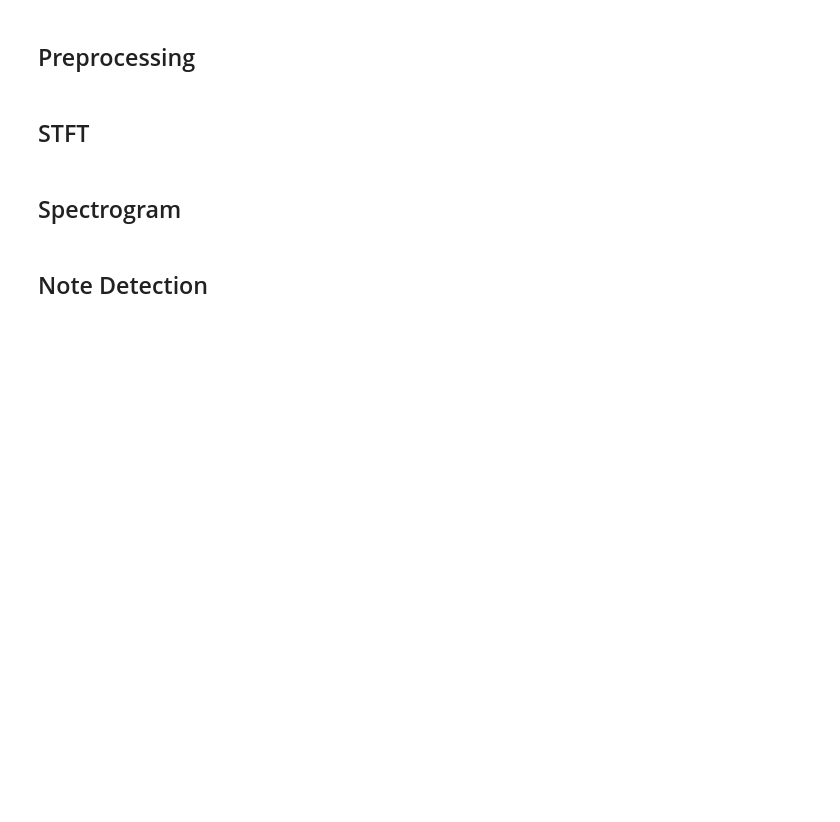
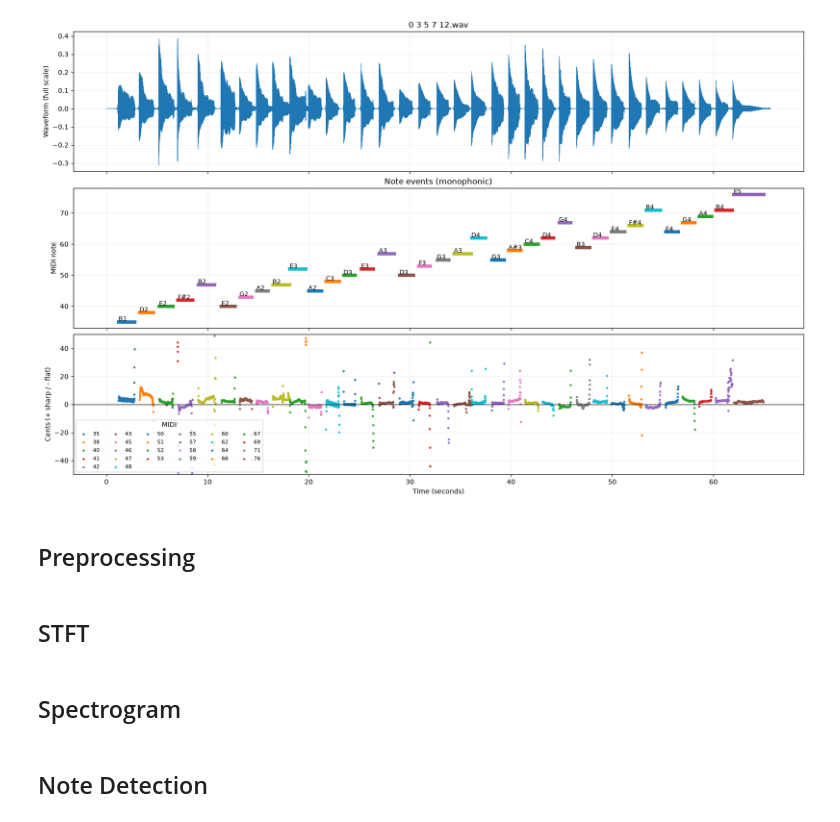
Before and after one commit to kanavj/pick-up, a Jupyter notebook: STFT.ipynb, the cells around one changed output. Drawn from its saved outputs; the diff is of its cells as text; code cells hidden in the pictures; blank space fills up the shorter version.

Commit message:
AI shit on building and updating the note detection

```diff
--- a/STFT.ipynb
+++ b/STFT.ipynb
@@ -0,0 +8,63 @@
+# %%
+import importlib
+from dataclasses import asdict, fields
+from pathlib import Path
+
+import matplotlib.pyplot as mpl
+import numpy as np
+import pandas as pd
+from IPython.display import display
+
+import src.detection
+
+# Pick up detector edits when rerunning this analysis cell.
+importlib.reload(src.detection)
+from src.detection import (
+    DetectionConfig,
+    FrameNote,
+    NoteEvent,
+    analyze_frames,
+    calibrate,
+    load_wav,
+    track_notes,
+)
+
+recording = Path("test_files/0 3 5 7 12.wav")
+config = DetectionConfig(mode="monophonic")
+profiles = calibrate("test_files") if config.mode == "polyphonic" else None
+audio, rate = load_wav(recording)
+frame_notes = analyze_frames(audio, rate, config, profiles)
+events = track_notes(frame_notes, len(audio) / rate, config)
+frame_notes_df = pd.DataFrame(
+    [asdict(f) for f in frame_notes], columns=[f.name for f in fields(FrameNote)]
+)
+note_events = pd.DataFrame(
+    [asdict(e) for e in events], columns=[f.name for f in fields(NoteEvent)]
+)
+display(note_events.round(4))
+
+fig, axes = mpl.subplots(3, 1, figsize=(16, 10), sharex=True, constrained_layout=True)
+axes[0].plot(np.arange(len(audio)) / rate, audio, linewidth=0.4)
+axes[0].set(ylabel="Waveform (full scale)", title=recording.name)
+for event in events:
+    axes[1].plot([event.start_s, event.end_s], [event.midi, event.midi], linewidth=5)
+    axes[1].text(event.start_s, event.midi + 0.3, event.note, fontsize=9)
+axes[1].set(
+    ylabel="MIDI note",
+    title=f"Note events ({config.mode})",
+)
+for midi, group in frame_notes_df.groupby("midi"):
+    reference = 440 * 2 ** ((midi - 69) / 12)
+    cents = 1200 * np.log2(group.frequency_hz / reference)
+    axes[2].scatter(group.time, cents, s=5, label=str(midi))
+axes[2].axhline(0, color="black", linewidth=0.7)
+axes[2].set(xlabel="Time (seconds)", ylabel="Cents (+ sharp / - flat)", ylim=(-50, 50))
+if not frame_notes_df.empty:
+    axes[2].legend(title="MIDI", ncols=6, fontsize=8, loc="lower left")
+for axis in axes:
+    axis.grid(alpha=0.2)
+mpl.show()
+
+# Optional: note_events.to_csv('note_events.csv', index=False)
+# Optional: frame_notes_df.to_csv('frame_notes.csv', index=False)
+# %% [output]
@@ -1,2 +88,3 @@
+[figure, added]
 # %%
 import pathlib
```
Also changed, not shown: parts of 5 cells of this notebook, 8 other files.
